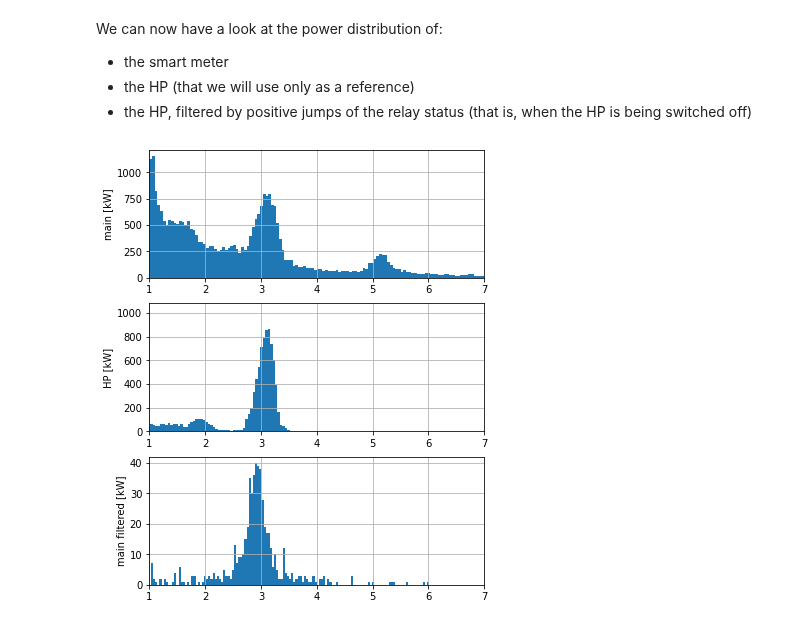
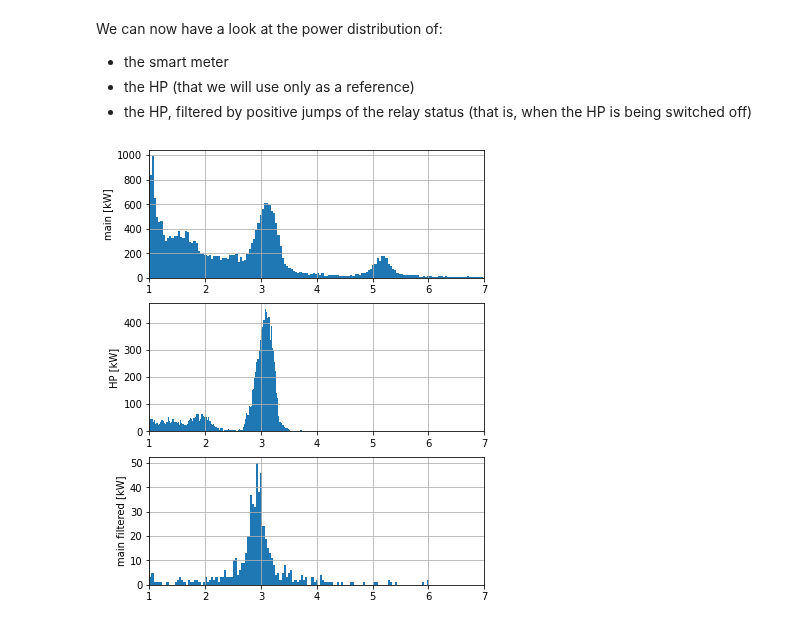
Before and after one commit to nepslor/teaching, a Jupyter notebook: TimeSeriesForecasting/decision_under_uncertainty.ipynb, the cells around one changed output. Saved outputs shown, nothing was run; the diff lists cells and outputs as text; code cells hidden in the pictures.

```diff
--- a/TimeSeriesForecasting/decision_under_uncertainty.ipynb
+++ b/TimeSeriesForecasting/decision_under_uncertainty.ipynb
@@ -48,7 +49,7 @@ import matplotlib.pyplot as plt
 from teaching.TimeSeriesForecasting.utils.merge_ramps import merge_ramps
 
 data = pd.read_pickle('teaching/TimeSeriesForecasting/data/energy_signature_data.zip')
-
+data['main_p'] -=data['pv_p']
 data.head()
 # %% [output]
 |  | GHI | T | battery_p | battery_q | heat_pump_p | heat_pump_q | main_p | main_q | pv_p | pv_q | ... |
@@ -70,27 +71,32 @@ Before detecting the HP nominal power, derivatives and observations must be at f
 
 This is the task of the function `merge_ramps` that we've loaded from the course repo.
 # %%
-for k in ['main_p', 'main_q', 'heat_pump_p', 'heat_pump_q']:
-  data[k].iloc[:-1], _, _ = merge_ramps(data[k])
+data_diffs = data.copy()
+for k in ['main_p', 'main_q', 'heat_pump_p', 'heat_pump_q', 'pv_p']:
+  data_diffs[k].iloc[:-1], _, _ = merge_ramps(data[k])
 # %% [markdown]
 We can now have a look at the power distribution of:
 * the smart meter
 * the HP (that we will use only as a reference)
 * the HP, filtered by positive jumps of the relay status (that is, when the HP is being switched off)
 # %%
+n_bins = 200
+
+filt = data_diffs['main_p']>1
+relay_on_filt = np.roll(data[['relay']].diff().values==1, 1)
 
 fig, ax= plt.subplots(3, 1, figsize=(6, 8))
-n_bins = 200
-filt = data['main_p']>1
-data['main_p'].loc[filt].\
+
+data_diffs['main_p'].loc[filt].\
     hist(bins=n_bins*2, ax=ax[0])
 
-data['heat_pump_p'].loc[filt & data['heat_pump_p']>0].\
+data_diffs['heat_pump_p'].loc[data_diffs['heat_pump_p']>1].\
     hist(bins=n_bins, ax=ax[1])
 
-data['main_p'].loc[np.roll(data[['relay']].diff().values==1, 1)].loc[filt].\
-    hist(bins=n_bins, ax=ax[2])
+main_jumps = data_diffs['main_p'].loc[relay_on_filt]
+hp_jumps = main_jumps.loc[main_jumps>1]
+hp_jumps.hist(bins=n_bins, ax=ax[2])
 [a.set_ylabel(t) for a, t in zip(ax, ['main [kW]', 'HP [kW]', 'main filtered [kW]'])]
 [a.set_xlim([1, 7]) for a in ax.ravel()];
 # %% [output]
-[figure, old version]
+[figure, new version]
```
Also changed, not shown: parts of 7 cells of this notebook.
